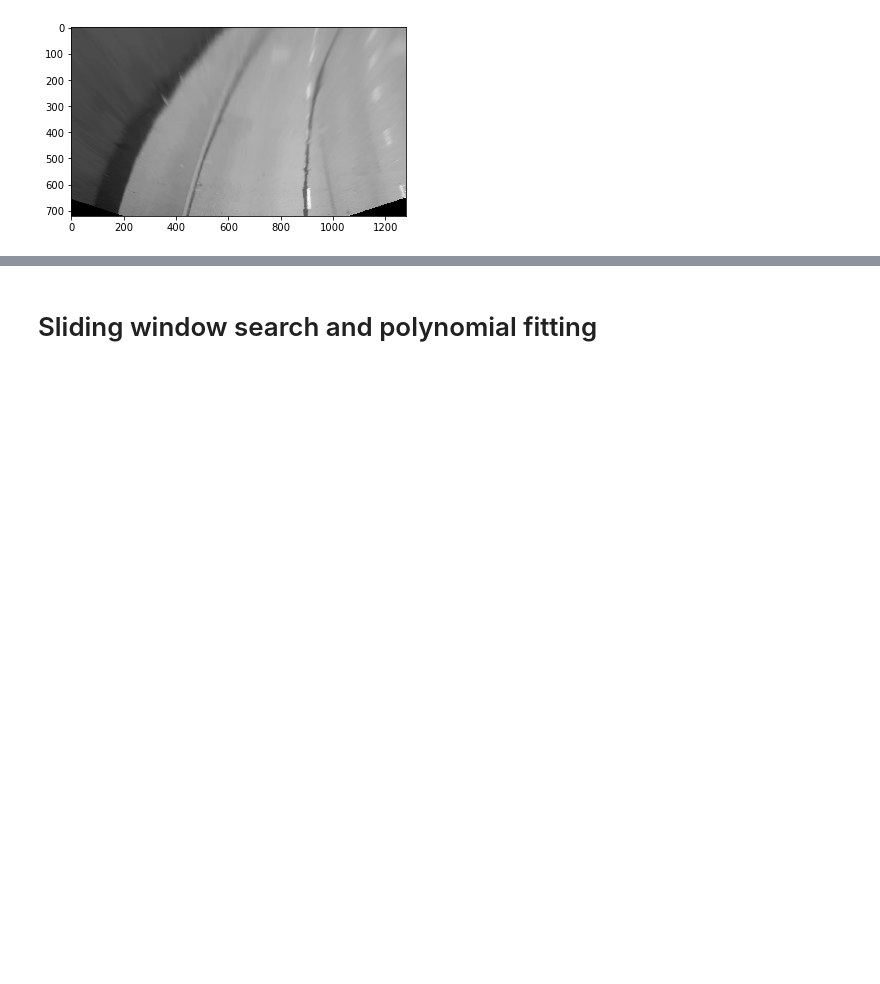
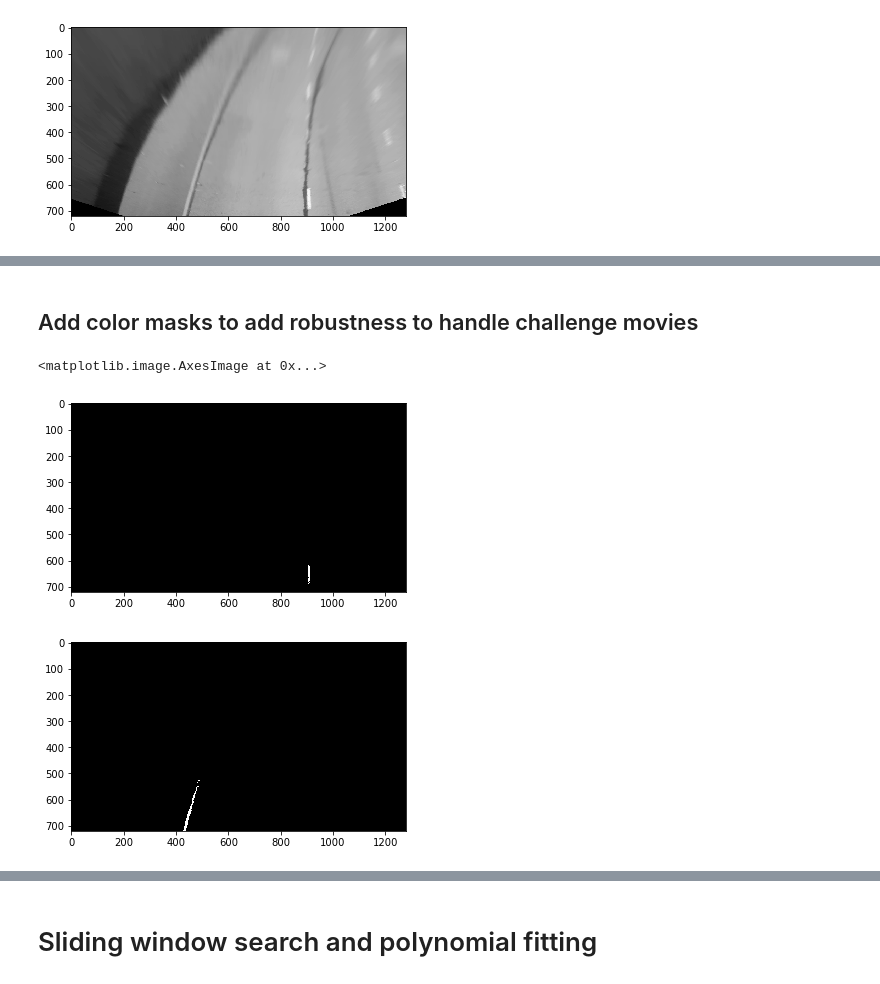
Before and after one commit to trivus/CarND-Advanced-Lane-Lines, a Jupyter notebook: advanced lane project.ipynb, the cells around one changed output, grey strips where cells are left out. Drawn from its saved outputs; the diff is of its cells as text; code cells hidden in the pictures; blank space fills up the shorter version.

Commit message:
added: debuging output, challenge data, binarize function

```diff
--- a/advanced lane project.ipynb
+++ b/advanced lane project.ipynb
@@ -81 +81,15 @@ for i in range(3):
+# %% [markdown]
+## Add color masks to add robustness to handle challenge movies
+# %%
+plt.figure()
+white = white_mask(hls, sensitivity=50)
+plt.imshow(white, 'gray')
+
+plt.figure()
+yellow = yellow_mask(hls)
+plt.imshow(yellow, 'gray')
+# %% [output]
+<matplotlib.image.AxesImage at 0x...>
+[figure, added]
+[figure, added]
 # %%
```
Also changed, not shown: parts of 9 cells of this notebook, 3 other files.
